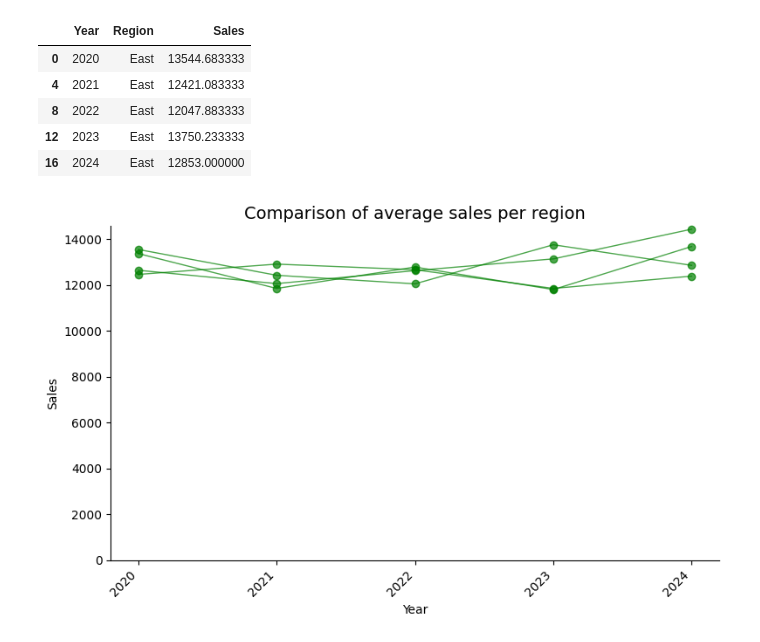
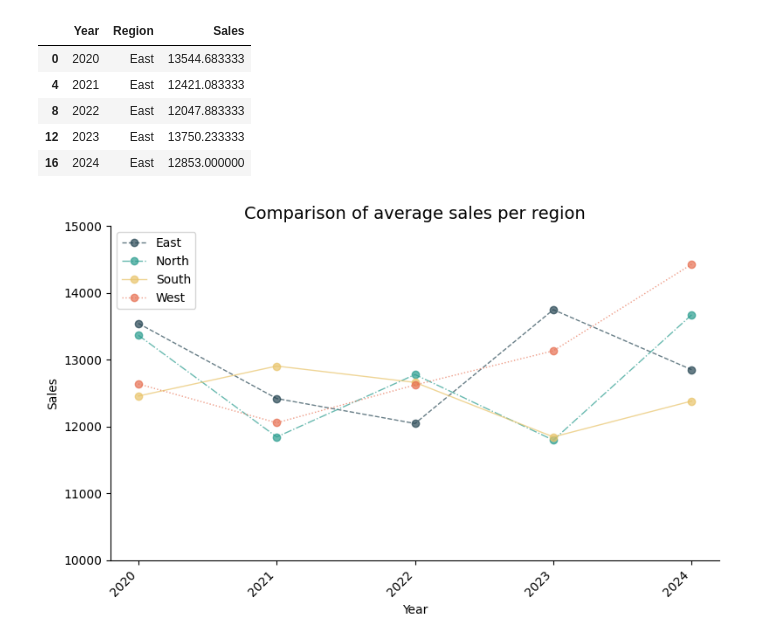
Before and after one commit to amallred/DA_M3_DataVizChallenge, a Jupyter notebook: data_viz_ethics_challenge.ipynb, the cells around one changed output. Drawn from its saved outputs; the diff is of its cells as text; code cells hidden in the pictures.

Commit message:
Completed Data Visualization Ethics Challenge

```diff
--- a/data_viz_ethics_challenge.ipynb
+++ b/data_viz_ethics_challenge.ipynb
@@ -304,76 +300,79 @@ sales_east
 | 16 | 2024 | East | 12853.000000 |
 # %%
 fig, ax = plt.subplots(figsize=(8,5))
+
+# Sunny Beach Day palette from coolors.co
+colors = ["#264653","#2a9d8f","#e9c46a","#e76f51"]
 
 # EAST
 plt.plot(
     sales_east["Year"],
     sales_east["Sales"],
-    color="green",
+    color=colors[0],
     linewidth=1,
     marker="o",
     alpha = .7,
-    clip_on=False
+    clip_on=False,
+    label='East',
+    linestyle = 'dashed'
     )
+
 # NORTH
 plt.plot(
     sales_north["Year"],
     sales_north["Sales"],
-    color="green",
+    color=colors[1],
     linewidth=1,
     marker="o",
     alpha = .7,
-    clip_on=False
+    clip_on=False,
+    label='North',
+    linestyle = "dashdot"
     )
+
 # SOUTH
 plt.plot(
     sales_south["Year"],
     sales_south["Sales"],
-    color="green",
+    color=colors[2],
     linewidth=1,
     marker="o",
     alpha = .7,
-    clip_on=False
+    clip_on=False,
+    label='South'
     )
+
 # WEST
 plt.plot(
     sales_west["Year"],
     sales_west["Sales"],
-    color="green",
+    color=colors[3],
     linewidth=1,
     marker="o",
     alpha = .7,
-    clip_on=False
+    clip_on=False,
+    label='West',
+    linestyle = "dotted"
     )
 
 ax.set_ylim(bottom=0)
 ax.set_xticks(subset['Year'])
 
 ax = plt.gca()
 ax.spines['top'].set_visible(False)
 ax.spines['right'].set_visible(False)
 
-# ax.axvline(
-#     2021,
-#     color="red",
-#     linewidth = 0.5,
-#     alpha = .7
-# )
-# ax.text(
-#     2021+0.05,
-#     800000,
-#     'Slight dip\nin profits',
-#     color="red",
-#     fontsize=8
-# )
+ax.legend()
 
 plt.title("Comparison of average sales per region", fontsize=14, color="Black")
 plt.xlabel("Year")
 plt.ylabel("Sales")
 plt.xticks(rotation=45, ha="right",fontsize=10)
 plt.yticks(fontsize=10)
 
+plt.ylim(10000, 15000)
+
 plt.tight_layout()
 plt.show()
 # %% [output]
-[figure, old version]
+[figure, new version]
```
Also changed, not shown: parts of 5 cells of this notebook.
